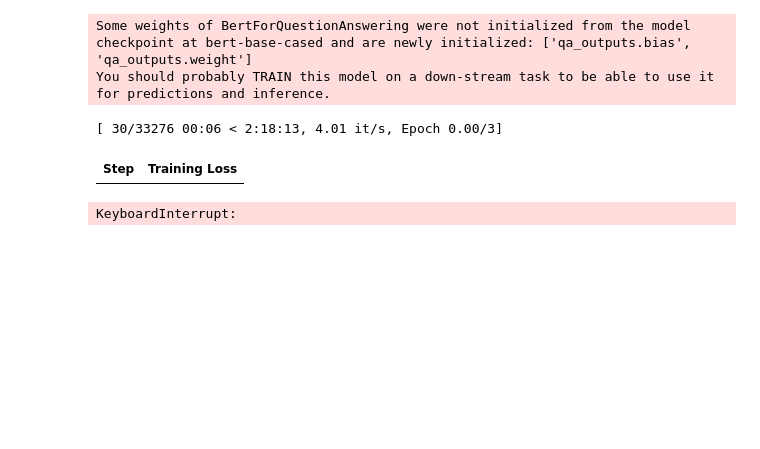
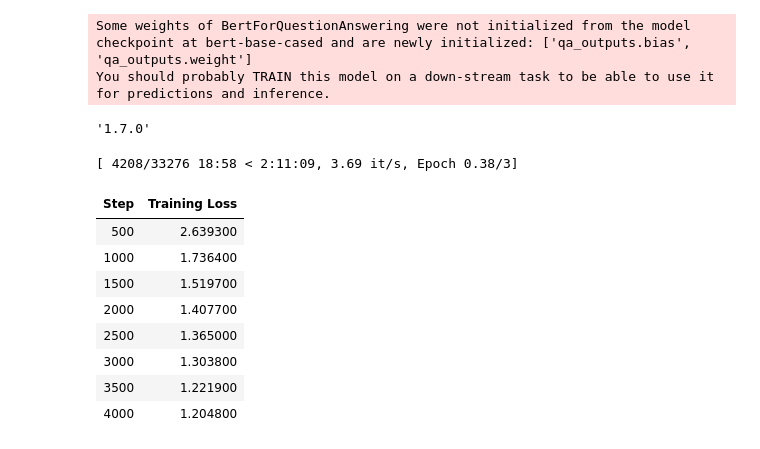
Before and after one commit to leomqyu/Useful-Notes-and-Logs, a Jupyter notebook: prog_lang_syntax/python/ai_packages/huggingface_transformers/1_tokenizers.ipynb, the cells around one changed output. Cells and saved outputs as stored; diff of their text form; code cells hidden in the pictures; blank space fills up the shorter version.

```diff
--- a/prog_lang_syntax/python/ai_packages/huggingface_transformers/1_tokenizers.ipynb
+++ b/prog_lang_syntax/python/ai_packages/huggingface_transformers/1_tokenizers.ipynb
@@ -385,33 +351,45 @@ model = AutoModelForQuestionAnswering.from_pretrained(model_checkpoint)
 # %% [output]
 Some weights of BertForQuestionAnswering were not initialized from the model checkpoint at bert-base-cased and are newly initialized: ['qa_outputs.bias', 'qa_outputs.weight']
 You should probably TRAIN this model on a down-stream task to be able to use it for predictions and inference.
+# %%
+import accelerate
+accelerate.__version__
+# %% [output]
+'1.7.0'
 # %%
 from transformers import TrainingArguments
 
 args = TrainingArguments(
     "bert-finetuned-squad",
-    evaluation_strategy="no",
+    eval_strategy="no",
     save_strategy="epoch",
     learning_rate=2e-5,
     num_train_epochs=3,
     weight_decay=0.01,
     fp16=True,
     push_to_hub=False,
 )
 
 from transformers import Trainer
 
 # Disable wandb logging
 
 trainer = Trainer(
     model=model,
     args=args,
     train_dataset=train_dataset,
     eval_dataset=validation_dataset,
     tokenizer=tokenizer,
 )
 trainer.train()
 # %% [output]
-[ 30/33276 00:06 < 2:18:13, 4.01 it/s, Epoch 0.00/3]
+[ 4208/33276 18:58 < 2:11:09, 3.69 it/s, Epoch 0.38/3]
 | Step | Training Loss |
+| 500 | 2.639300 |
+| 1000 | 1.736400 |
+| 1500 | 1.519700 |
+| 2000 | 1.407700 |
+| 2500 | 1.365000 |
+| 3000 | 1.303800 |
+| 3500 | 1.221900 |
+| 4000 | 1.204800 |
-KeyboardInterrupt:
```
Also changed, not shown: parts of 12 cells of this notebook, 7 other files.
